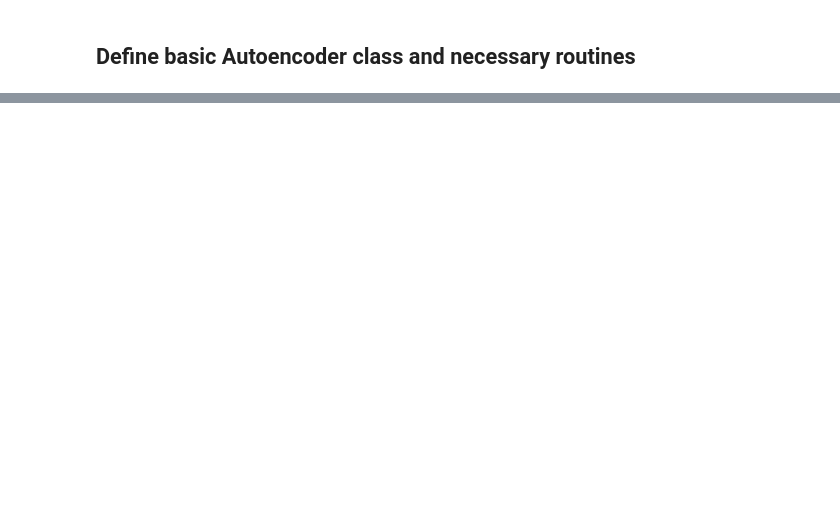
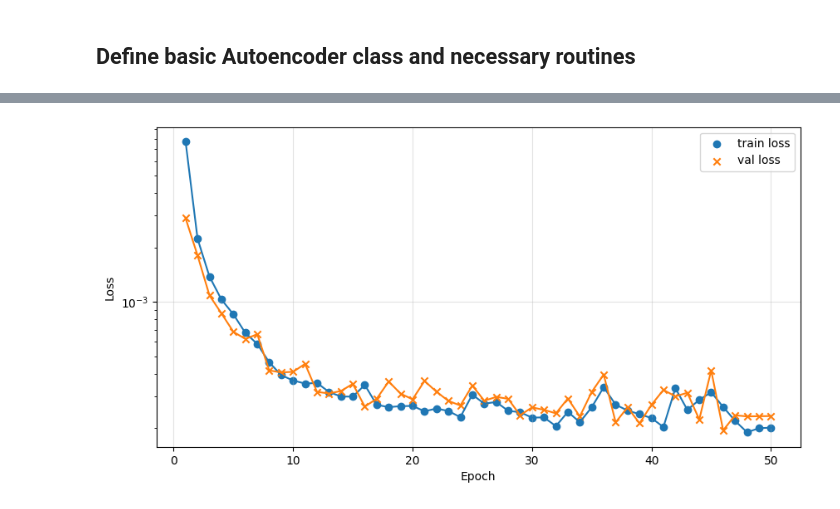
Before and after one commit to CKleiber/SciML-Seminar, a Jupyter notebook: main.ipynb, the cells around one changed output, grey strips where cells are left out. Saved outputs shown, nothing was run; the diff lists cells and outputs as text; code cells hidden in the pictures; blank space fills up the shorter version.

```diff
--- a/main.ipynb
+++ b/main.ipynb
@@ -126,6 +131,8 @@ def plot_loss_history(loss_history):
     ax.set_xlabel('Epoch')
     ax.set_ylabel('Loss')
 
+    ax.set_yscale('log')
+
     ax.grid(alpha=0.35)
     ax.legend()
 # %% [markdown]
@@ -218,0 +169,10 @@ for i, (dataset_name, dataset) in enumerate(datasets.items()):
+# %%
+# train autoencoder on the moon dataset
+
+loss_history_moons = train_autoencoder(autoencoder_moons, torch.Tensor(X_train), torch.Tensor(X_val), n_epochs=50, batch_size=32)
+
+# plot loss history
+
+plot_loss_history(loss_history_moons)
+# %% [output]
+[figure, added]
```
Also changed, not shown: parts of 10 cells of this notebook.
